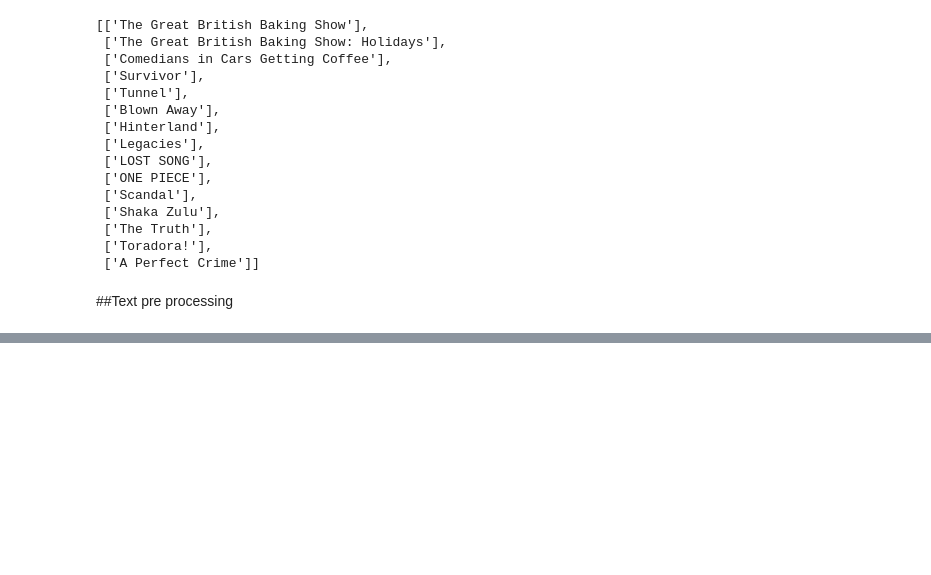
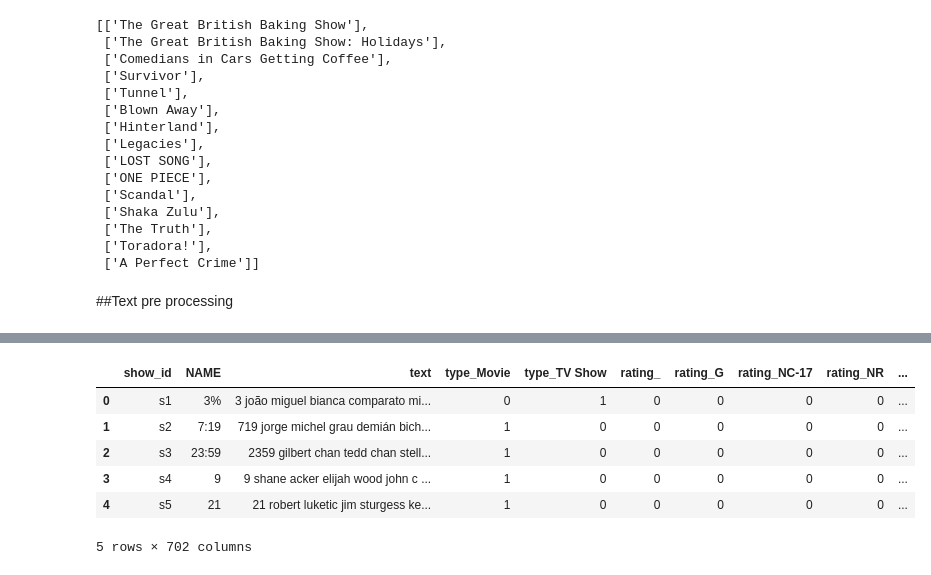
Before and after one commit to Aashishc-prog/NETFLIX_Recommender_system, a Jupyter notebook: Capstone_Netflix_Recommender_system.ipynb, the cells around one changed output, grey strips where cells are left out. Saved outputs shown, nothing was run; the diff lists cells and outputs as text; code cells hidden in the pictures; blank space fills up the shorter version.

```diff
--- a/Capstone_Netflix_Recommender_system.ipynb
+++ b/Capstone_Netflix_Recommender_system.ipynb
@@ -724,0 +760,4 @@ Recommended Movies are:
+# %%
+df_encoded = pd.DataFrame(X.toarray(),columns=enc.get_feature_names_out()).astype(int)
+# %%
+df2 = pd.concat([df,df_encoded],axis=1).drop(columns=['type','rating','country'])
@@ -724,0 +766,29 @@ Recommended Movies are:
+# %%
+#text processing
+import string
+def get_lower(X):  #lowercasing
+  A=[i.lower() for i in X]
+  return ''.join(A)
+
+#removing punctuation
+#removing punctuation
+punct=[punc for punc in string.punctuation]
+
+
+def remove_punctuation(X):
+  A=[i for i in X if i not in punct]
+  return ''.join(A)
+
+import nltk
+nltk.download('stopwords')
+
+import string
+from nltk.corpus import stopwords
+
+#removing stopwords
+stopwords=stopwords.words('english')
+def remove_stopwords(X):
+  B=''
+  X=X.split() #X is now a list
+  A=[i for i in X if i not in stopwords]
+  return ' '.join(A)
@@ -724,0 +798,14 @@ Recommended Movies are:
+# %%
+df2['text']=df2['text'].apply(get_lower)
+df2['text']=df2['text'].apply(remove_punctuation)
+df2['text']=df2['text'].apply(remove_stopwords)
+# %%
+df2.head()
+# %% [output]
+|  | show_id | NAME | text | type_Movie | type_TV Show | rating_ | rating_G | rating_NC-17 | rating_NR | ... |
+| 0 | s1 | 3% | 3 joão miguel bianca comparato mi... | 0 | 1 | 0 | 0 | 0 | 0 | ... |
+| 1 | s2 | 7:19 | 719 jorge michel grau demián bich... | 1 | 0 | 0 | 0 | 0 | 0 | ... |
+| 2 | s3 | 23:59 | 2359 gilbert chan tedd chan stell... | 1 | 0 | 0 | 0 | 0 | 0 | ... |
+| 3 | s4 | 9 | 9 shane acker elijah wood john c ... | 1 | 0 | 0 | 0 | 0 | 0 | ... |
+| 4 | s5 | 21 | 21 robert luketic jim sturgess ke... | 1 | 0 | 0 | 0 | 0 | 0 | ... |
+5 rows × 702 columns
```
Also changed, not shown: parts of 25 cells of this notebook.
